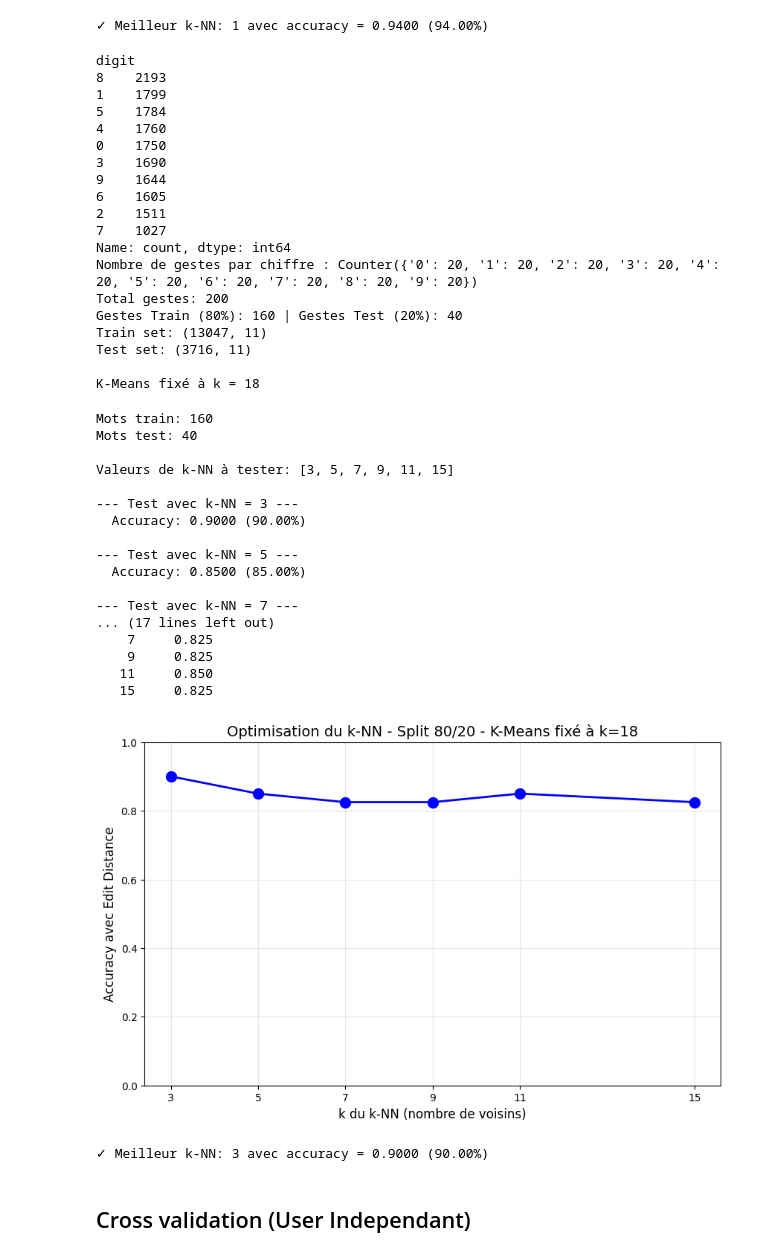
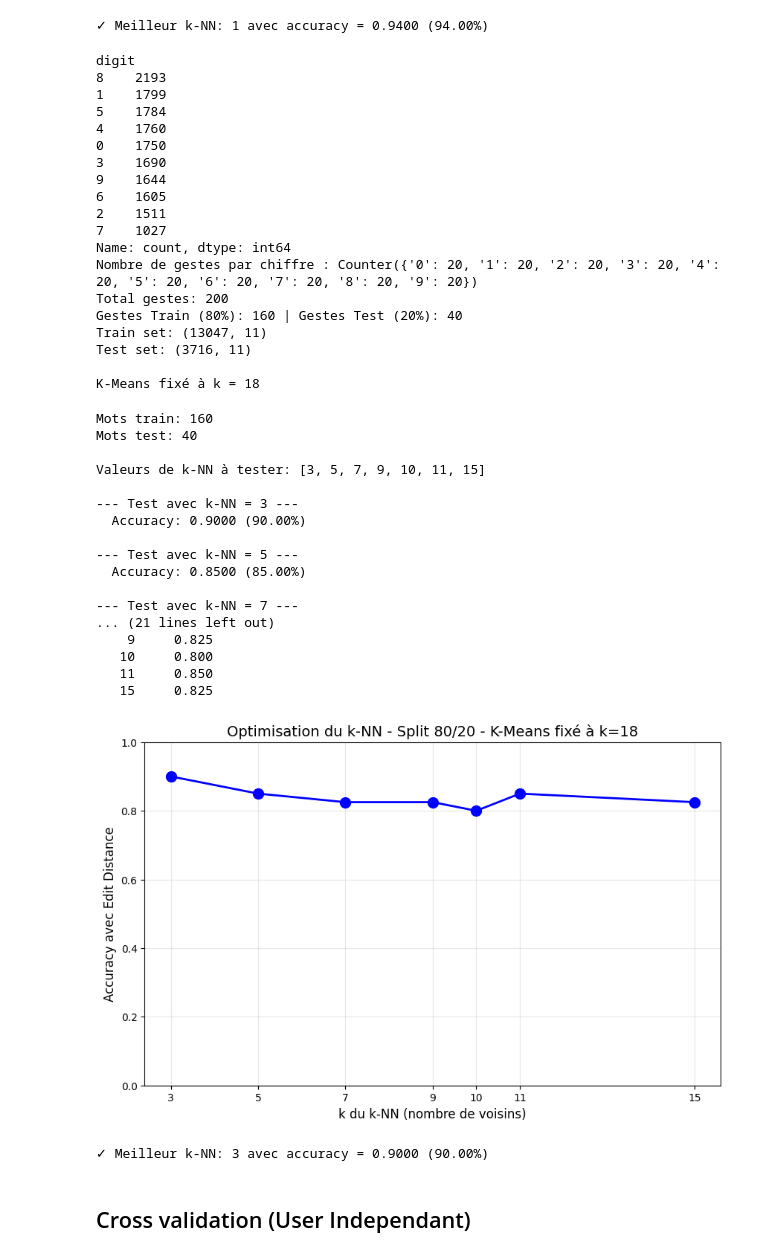
Before and after one commit to nmohymont/Gesture-Recognition-Project, a Jupyter notebook: Jpynb_Gesture_Recognition_project.ipynb, the cells around one changed output. Cells and saved outputs as stored; diff of their text form; code cells hidden in the pictures.

```diff
--- a/Jpynb_Gesture_Recognition_project.ipynb
+++ b/Jpynb_Gesture_Recognition_project.ipynb
@@ -1129,7 +1129,7 @@ print(f"Mots test: {len(df_test_mots)}")
 
 # 7. Valeurs de k du k-NN à tester
 # On utilise des valeurs impaires pour limiter les égalités dans le vote majoritaire
-k_nn_values = [3, 5, 7, 9, 11, 15]
+k_nn_values = [3, 5, 7, 9, 10, 11, 15]
 
 print(f"\nValeurs de k-NN à tester: {k_nn_values}")
 
@@ -1202,37 +1202,37 @@ digit
 5    1784
 4    1760
 0    1750
 3    1690
 9    1644
 6    1605
 2    1511
 7    1027
 Name: count, dtype: int64
 Nombre de gestes par chiffre : Counter({'0': 20, '1': 20, '2': 20, '3': 20, '4': 20, '5': 20, '6': 20, '7': 20, '8': 20, '9': 20})
 Total gestes: 200
 Gestes Train (80%): 160 | Gestes Test (20%): 40
 Train set: (13047, 11)
 Test set: (3716, 11)
 
 K-Means fixé à k = 18
 Mots train: 160
 Mots test: 40
 
-Valeurs de k-NN à tester: [3, 5, 7, 9, 11, 15]
+Valeurs de k-NN à tester: [3, 5, 7, 9, 10, 11, 15]
 
 --- Test avec k-NN = 3 ---
   Accuracy: 0.9000 (90.00%)
 
 --- Test avec k-NN = 5 ---
   Accuracy: 0.8500 (85.00%)
 
 --- Test avec k-NN = 7 ---
-... (17 lines left out)
-    7     0.825
+... (21 lines left out)
     9     0.825
+   10     0.800
    11     0.850
    15     0.825
-[figure, old version]
+[figure, new version]
 ✓ Meilleur k-NN: 3 avec accuracy = 0.9000 (90.00%)
 # %% [markdown]
 ## Cross validation (User Independant)
```
